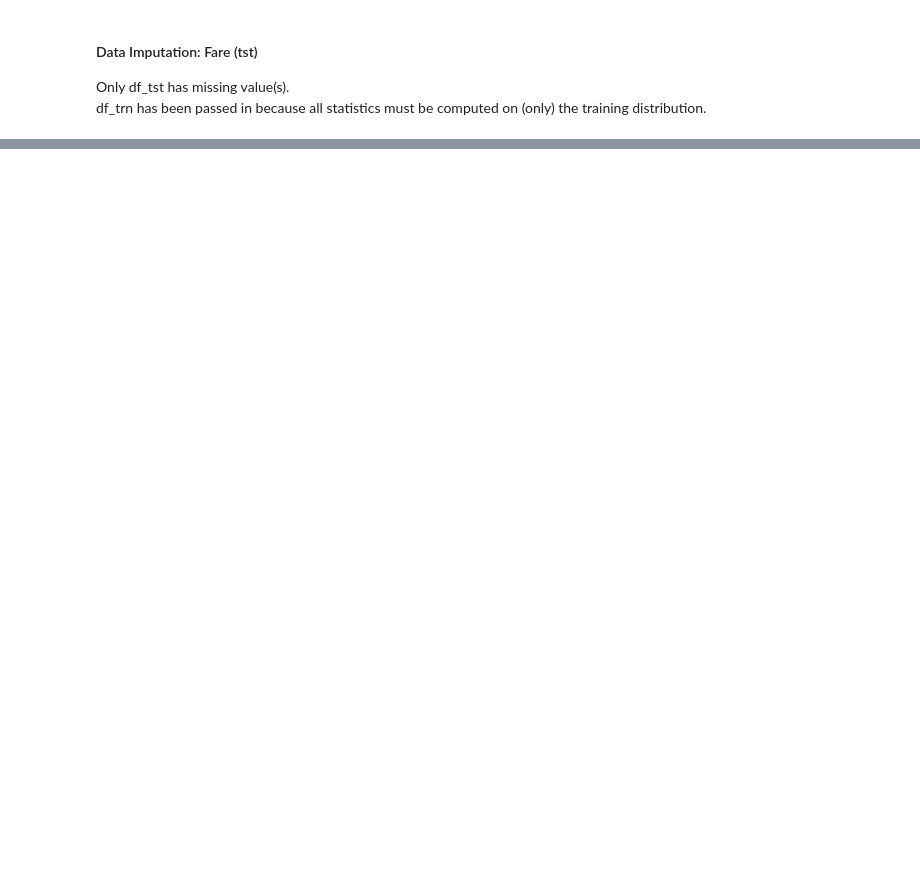
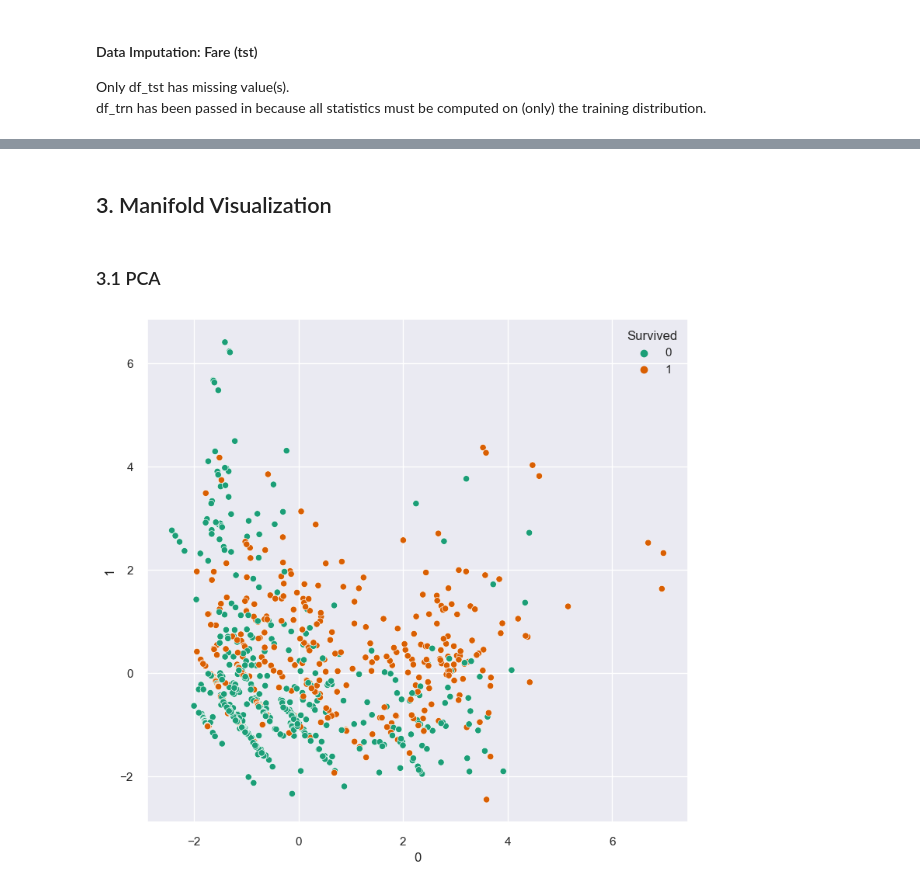
Before and after one commit to ishann/ml-sandbox, a Jupyter notebook: kaggle/titanic-survival-prediction/notebooks/run.ipynb, the cells around one changed output, grey strips where cells are left out. Cells and saved outputs as stored; diff of their text form; code cells hidden in the pictures; blank space fills up the shorter version.

```diff
--- a/kaggle/titanic-survival-prediction/notebooks/run.ipynb
+++ b/kaggle/titanic-survival-prediction/notebooks/run.ipynb
@@ -90,0 +186,8 @@ df_tst = engineer_feats.impute_fare(df_trn, df_tst)
+# %% [markdown]
+## 3. Manifold Visualization
+# %% [markdown]
+### 3.1 PCA
+# %%
+eda_utils.pca(df_trn)
+# %% [output]
+[figure, added]
```
Also changed, not shown: parts of 14 cells of this notebook, 2 other files.
